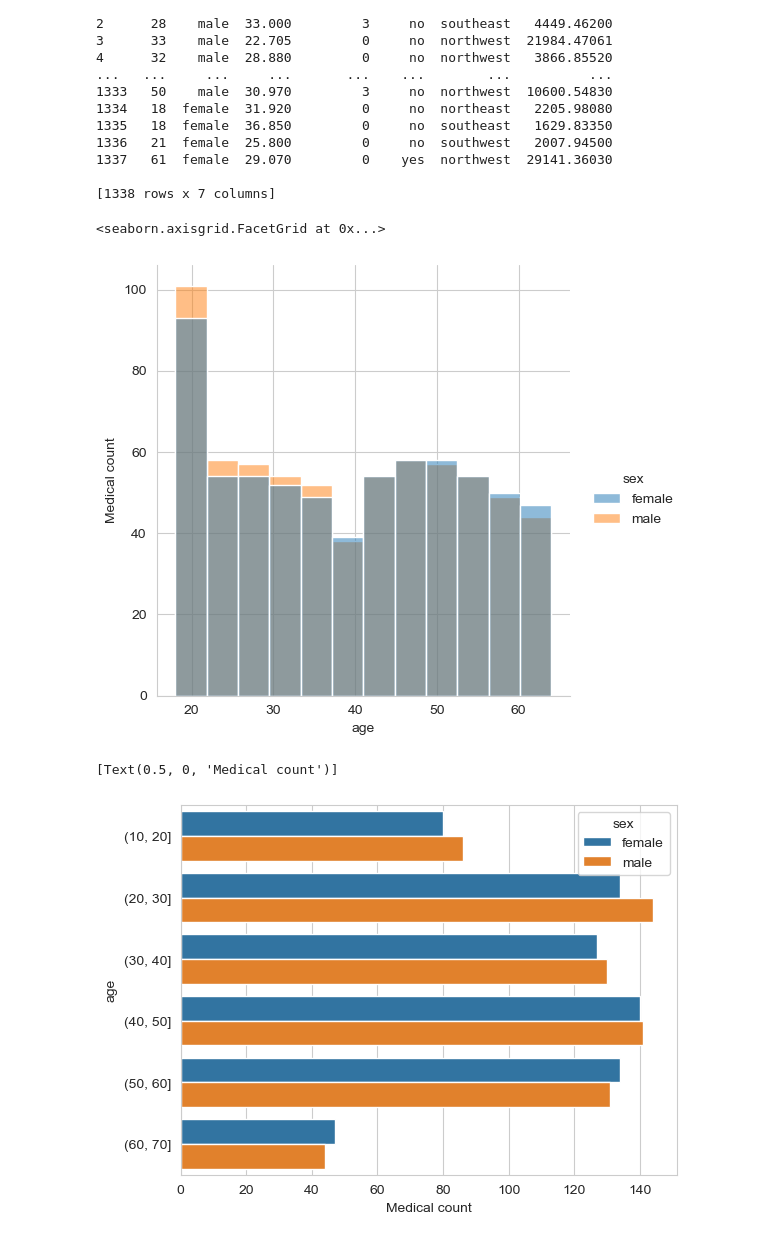
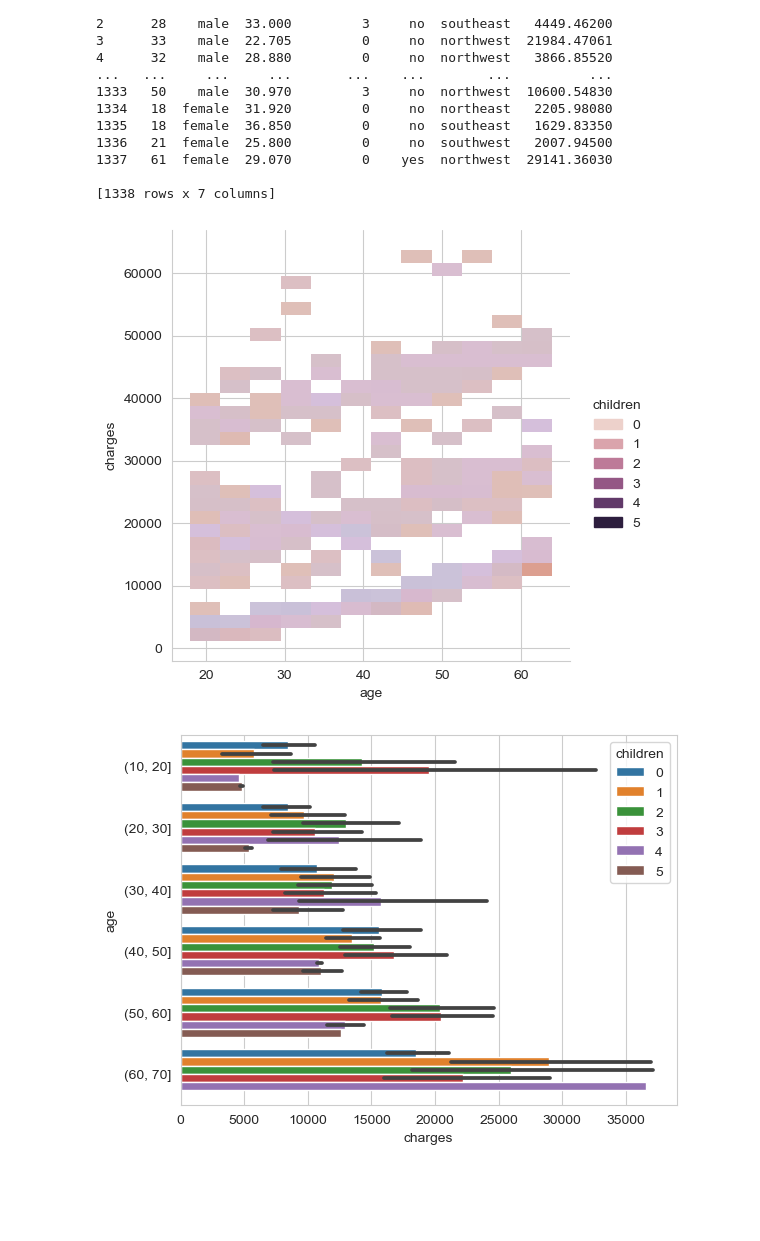
Before and after one commit to ubco-W2022T2-data301/project-group-group40, a Jupyter notebook: analysis/analysis1.ipynb, the cells around one changed output. Cells and saved outputs as stored; diff of their text form; code cells hidden in the pictures; blank space fills up the shorter version.

```diff
--- a/analysis/analysis1.ipynb
+++ b/analysis/analysis1.ipynb
@@ -28,13 +28,11 @@ print(project_data)
 # %%
 import pandas as pd
 import seaborn as sns
-
+project_data = pd.read_csv('../data/raw/Medical_Cost.csv')
 sns.set_style('whitegrid')
-df = sns.displot(x='age', hue='sex', data=project_data)
-df.set(ylabel="Medical count")
+df = sns.displot(x='age', hue = 'children', y='charges', data=project_data)
 # %% [output]
-<seaborn.axisgrid.FacetGrid at 0x...>
-[figure, old version]
+[figure, new version]
 # %%
 import pandas as pd
 import seaborn as sns
@@ -45,11 +43,8 @@ age_ranges = pd.cut(project_data['age'], bins=[10, 20, 30, 40,50,60,70])
 
 
 
-df = sns.countplot(y =age_ranges, hue='sex', data=project_data)
-
-df.set(xlabel="Medical count")
+df = sns.barplot(y =age_ranges, x = 'charges', hue='children', data=project_data)
 # %% [output]
-[Text(0.5, 0, 'Medical count')]
-[figure, old version]
+[figure, new version]
 # %%
 sns.set_style('whitegrid')
```
Also changed, not shown: parts of 1 cell of this notebook.
